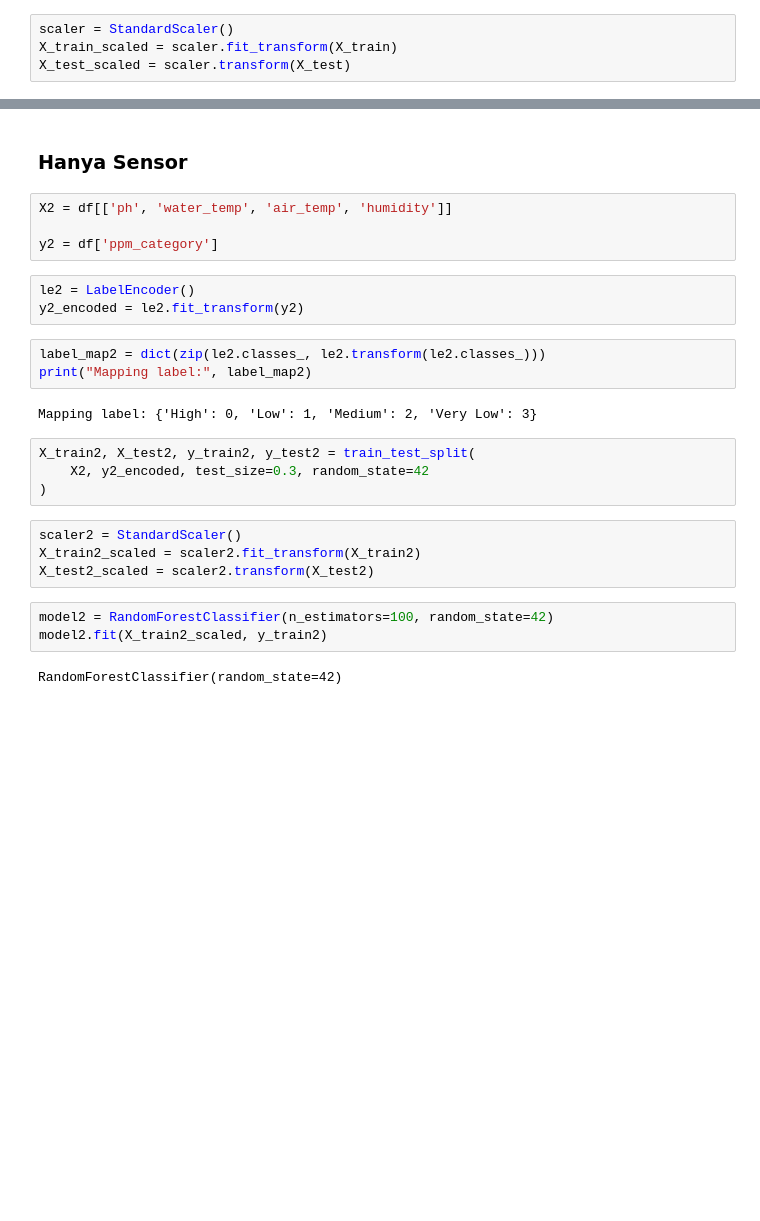
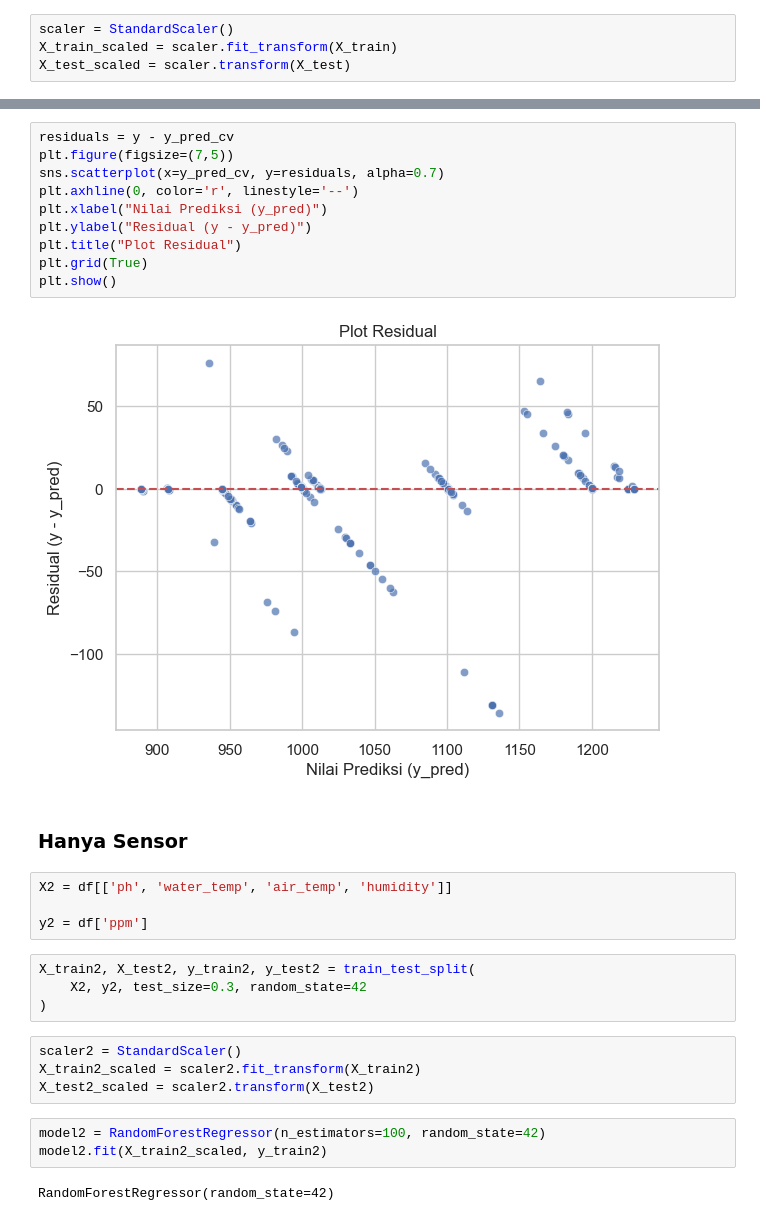
Before and after one commit to mfarzz/prediksi-pertumbuhan-salada, a Jupyter notebook: salada/salada_model.ipynb, the cells around one changed output, grey strips where cells are left out. Drawn from its saved outputs; the diff is of its cells as text; blank space fills up the shorter version.

```diff
--- a/salada/salada_model.ipynb
+++ b/salada/salada_model.ipynb
@@ -293,29 +269,33 @@ joblib.dump(metadata, os.path.join(out_dir, 'salada_metadata.joblib'))
+# %%
+residuals = y - y_pred_cv
+plt.figure(figsize=(7,5))
+sns.scatterplot(x=y_pred_cv, y=residuals, alpha=0.7)
+plt.axhline(0, color='r', linestyle='--')
+plt.xlabel("Nilai Prediksi (y_pred)")
+plt.ylabel("Residual (y - y_pred)")
+plt.title("Plot Residual")
+plt.grid(True)
+plt.show()
+# %% [output]
+[figure, added]
 # %% [markdown]
 ### Hanya Sensor
 # %%
 X2 = df[['ph', 'water_temp', 'air_temp', 'humidity']]
 
-y2 = df['ppm_category']
+y2 = df['ppm']
-# %%
-le2 = LabelEncoder()
-y2_encoded = le2.fit_transform(y2)
-# %%
-label_map2 = dict(zip(le2.classes_, le2.transform(le2.classes_)))
-print("Mapping label:", label_map2)
-# %% [output]
-Mapping label: {'High': 0, 'Low': 1, 'Medium': 2, 'Very Low': 3}
 # %%
 X_train2, X_test2, y_train2, y_test2 = train_test_split(
-    X2, y2_encoded, test_size=0.3, random_state=42
+    X2, y2, test_size=0.3, random_state=42
 )
 # %%
 scaler2 = StandardScaler()
 X_train2_scaled = scaler2.fit_transform(X_train2)
 X_test2_scaled = scaler2.transform(X_test2)
 # %%
-model2 = RandomForestClassifier(n_estimators=100, random_state=42)
+model2 = RandomForestRegressor(n_estimators=100, random_state=42)
 model2.fit(X_train2_scaled, y_train2)
 # %% [output]
-RandomForestClassifier(random_state=42)
+RandomForestRegressor(random_state=42)
 # %%
 y_pred2 = model2.predict(X_test2_scaled)
```
Also changed, not shown: parts of 32 cells of this notebook, 3 other files.
